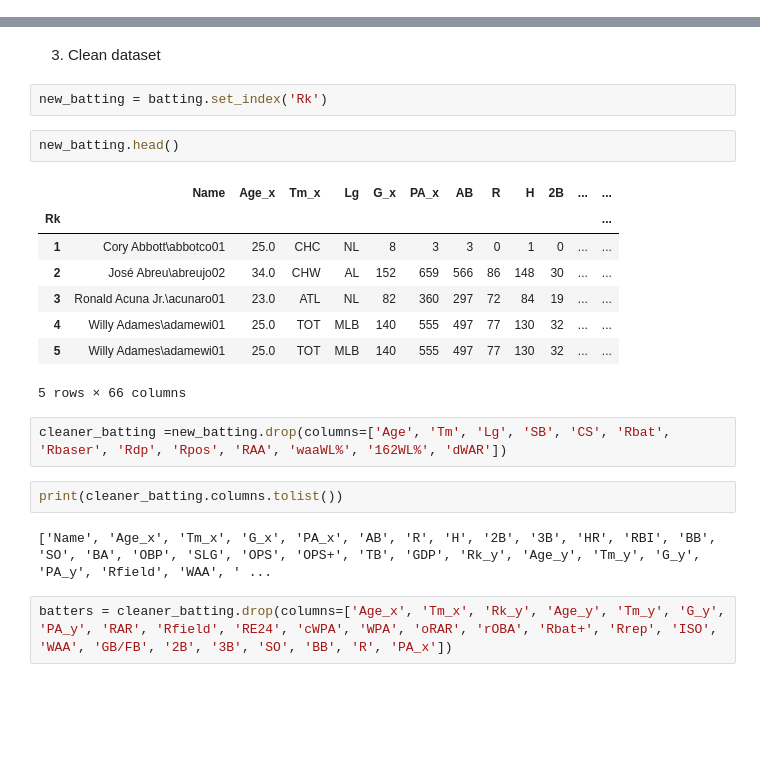
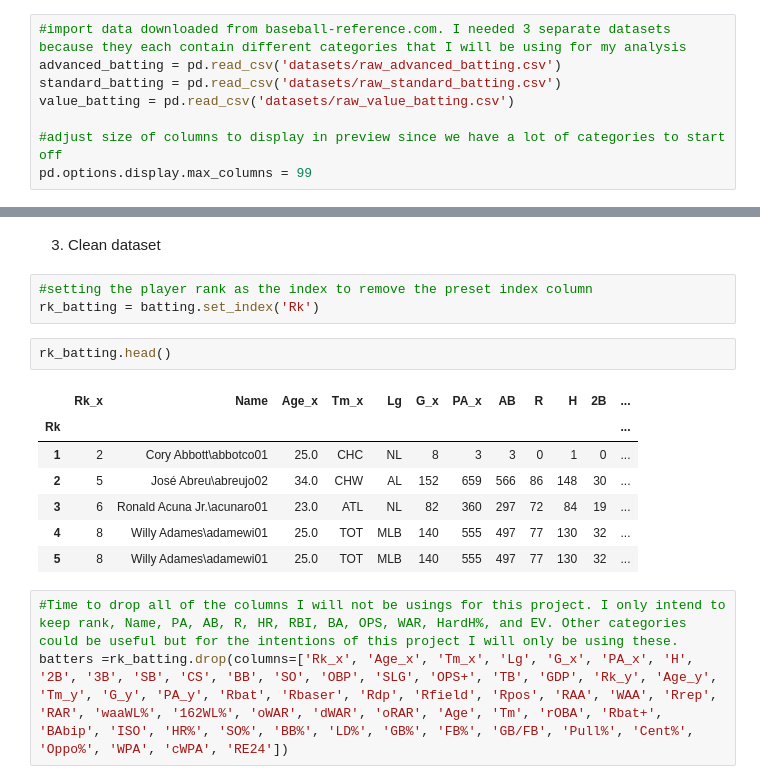
Before and after one commit to nrossidb/MLB-hard-hits-to-player-value, a Jupyter notebook: code_and_data/01_cleaning_and_eda.ipynb, the cells around one changed output, grey strips where cells are left out. Cells and saved outputs as stored; diff of their text form; blank space fills up the shorter version.

Commit message:
Updated README and got data close to ready for EDA

```diff
--- a/code_and_data/01_cleaning_and_eda.ipynb
+++ b/code_and_data/01_cleaning_and_eda.ipynb
@@ -24,0 +11,8 @@ advanced_batting.head()
+# %%
+#import data downloaded from baseball-reference.com. I needed 3 separate datasets because they each contain different categories that I will be using for my analysis
+advanced_batting = pd.read_csv('datasets/raw_advanced_batting.csv')
+standard_batting = pd.read_csv('datasets/raw_standard_batting.csv')
+value_batting = pd.read_csv('datasets/raw_value_batting.csv')
+
+#adjust size of columns to display in preview since we have a lot of categories to start off
+pd.options.display.max_columns = 99
@@ -92,27 +97,22 @@ batting.head(), len(batting)
  1167)
 # %% [markdown]
 3. Clean dataset
-# %%
-new_batting = batting.set_index('Rk')
+# %%
+#setting the player rank as the index to remove the preset index column
+rk_batting = batting.set_index('Rk')
 # %%
-new_batting.head()
+rk_batting.head()
 # %% [output]
-|  | Name | Age_x | Tm_x | Lg | G_x | PA_x | AB | R | H | 2B | ... | ... |
+|  | Rk_x | Name | Age_x | Tm_x | Lg | G_x | PA_x | AB | R | H | 2B | ... |
 | Rk |  |  |  |  |  |  |  |  |  |  |  | ... |
-| 1 | Cory Abbott\abbotco01 | 25.0 | CHC | NL | 8 | 3 | 3 | 0 | 1 | 0 | ... | ... |
-| 2 | José Abreu\abreujo02 | 34.0 | CHW | AL | 152 | 659 | 566 | 86 | 148 | 30 | ... | ... |
-| 3 | Ronald Acuna Jr.\acunaro01 | 23.0 | ATL | NL | 82 | 360 | 297 | 72 | 84 | 19 | ... | ... |
-| 4 | Willy Adames\adamewi01 | 25.0 | TOT | MLB | 140 | 555 | 497 | 77 | 130 | 32 | ... | ... |
-| 5 | Willy Adames\adamewi01 | 25.0 | TOT | MLB | 140 | 555 | 497 | 77 | 130 | 32 | ... | ... |
+| 1 | 2 | Cory Abbott\abbotco01 | 25.0 | CHC | NL | 8 | 3 | 3 | 0 | 1 | 0 | ... |
+| 2 | 5 | José Abreu\abreujo02 | 34.0 | CHW | AL | 152 | 659 | 566 | 86 | 148 | 30 | ... |
+| 3 | 6 | Ronald Acuna Jr.\acunaro01 | 23.0 | ATL | NL | 82 | 360 | 297 | 72 | 84 | 19 | ... |
+| 4 | 8 | Willy Adames\adamewi01 | 25.0 | TOT | MLB | 140 | 555 | 497 | 77 | 130 | 32 | ... |
+| 5 | 8 | Willy Adames\adamewi01 | 25.0 | TOT | MLB | 140 | 555 | 497 | 77 | 130 | 32 | ... |
-5 rows × 66 columns
-# %%
-cleaner_batting =new_batting.drop(columns=['Age', 'Tm', 'Lg', 'SB', 'CS', 'Rbat', 'Rbaser', 'Rdp', 'Rpos', 'RAA', 'waaWL%', '162WL%', 'dWAR'])
-# %%
-print(cleaner_batting.columns.tolist())
-# %% [output]
-['Name', 'Age_x', 'Tm_x', 'G_x', 'PA_x', 'AB', 'R', 'H', '2B', '3B', 'HR', 'RBI', 'BB', 'SO', 'BA', 'OBP', 'SLG', 'OPS', 'OPS+', 'TB', 'GDP', 'Rk_y', 'Age_y', 'Tm_y', 'G_y', 'PA_y', 'Rfield', 'WAA', ' ...
-# %%
-batters = cleaner_batting.drop(columns=['Age_x', 'Tm_x', 'Rk_y', 'Age_y', 'Tm_y', 'G_y', 'PA_y', 'RAR', 'Rfield', 'RE24', 'cWPA', 'WPA', 'oRAR', 'rOBA', 'Rbat+', 'Rrep', 'ISO', 'WAA', 'GB/FB', '2B', '3B', 'SO', 'BB', 'R', 'PA_x'])
+# %%
+#Time to drop all of the columns I will not be usings for this project. I only intend to keep rank, Name, PA, AB, R, HR, RBI, BA, OPS, WAR, HardH%, and EV. Other categories could be useful but for the intentions of this project I will only be using these.
+batters =rk_batting.drop(columns=['Rk_x', 'Age_x', 'Tm_x', 'Lg', 'G_x', 'PA_x', 'H', '2B', '3B', 'SB', 'CS', 'BB', 'SO', 'OBP', 'SLG', 'OPS+', 'TB', 'GDP', 'Rk_y', 'Age_y', 'Tm_y', 'G_y', 'PA_y', 'Rbat', 'Rbaser', 'Rdp', 'Rfield', 'Rpos', 'RAA', 'WAA', 'Rrep', 'RAR', 'waaWL%', '162WL%', 'oWAR', 'dWAR', 'oRAR', 'Age', 'Tm', 'rOBA', 'Rbat+', 'BAbip', 'ISO', 'HR%', 'SO%', 'BB%', 'LD%', 'GB%', 'FB%', 'GB/FB', 'Pull%', 'Cent%', 'Oppo%', 'WPA', 'cWPA', 'RE24'])
 # %%
 print(batters.columns.tolist())
 # %% [output]
```
Also changed, not shown: parts of 15 cells of this notebook, 1 other file.
